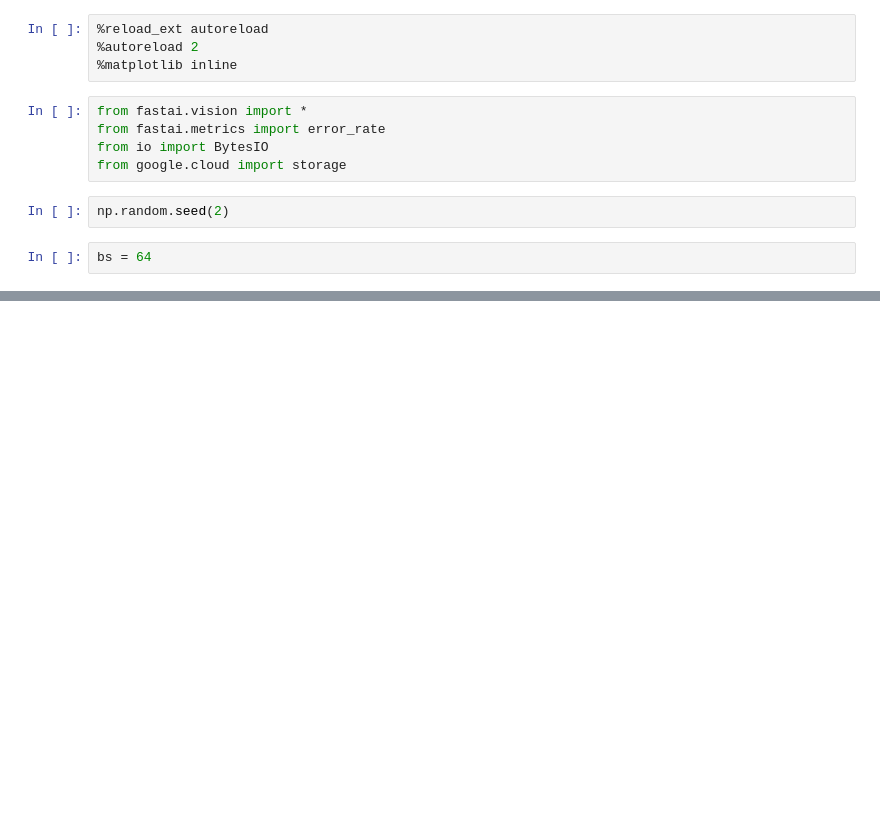
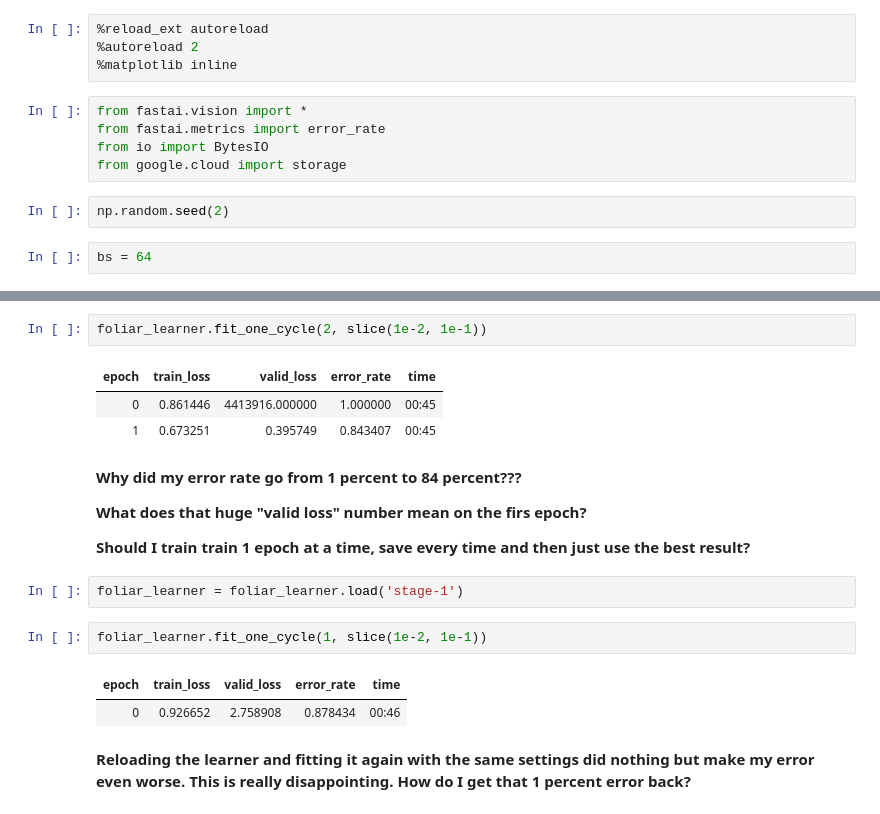
Before and after one commit to wcneill/kaggle, a Jupyter notebook: foliar/foliar_fastai.ipynb, the cells around one changed output, grey strips where cells are left out. Drawn from its saved outputs; the diff is of its cells as text; blank space fills up the shorter version.

```diff
--- a/foliar/foliar_fastai.ipynb
+++ b/foliar/foliar_fastai.ipynb
@@ -34,0 +65,21 @@ len()
+# %%
+foliar_learner.fit_one_cycle(2, slice(1e-2, 1e-1))
+# %% [output]
+| epoch | train_loss | valid_loss | error_rate | time |
+| 0 | 0.861446 | 4413916.000000 | 1.000000 | 00:45 |
+| 1 | 0.673251 | 0.395749 | 0.843407 | 00:45 |
+# %% [markdown]
+__Why did my error rate go from 1 percent to 84 percent???__
+
+__What does that huge "valid loss" number mean on the firs epoch?__
+
+__Should I train train 1 epoch at a time, save every time and then just use the best result?__
+# %%
+foliar_learner = foliar_learner.load('stage-1')
+# %%
+foliar_learner.fit_one_cycle(1, slice(1e-2, 1e-1))
+# %% [output]
+| epoch | train_loss | valid_loss | error_rate | time |
+| 0 | 0.926652 | 2.758908 | 0.878434 | 00:46 |
+# %% [markdown]
+__Reloading the learner and fitting it again with the same settings did nothing but make my error even worse. This is really disappointing. How do I get that 1 percent error back?__
```
Also changed, not shown: parts of 11 cells of this notebook.
